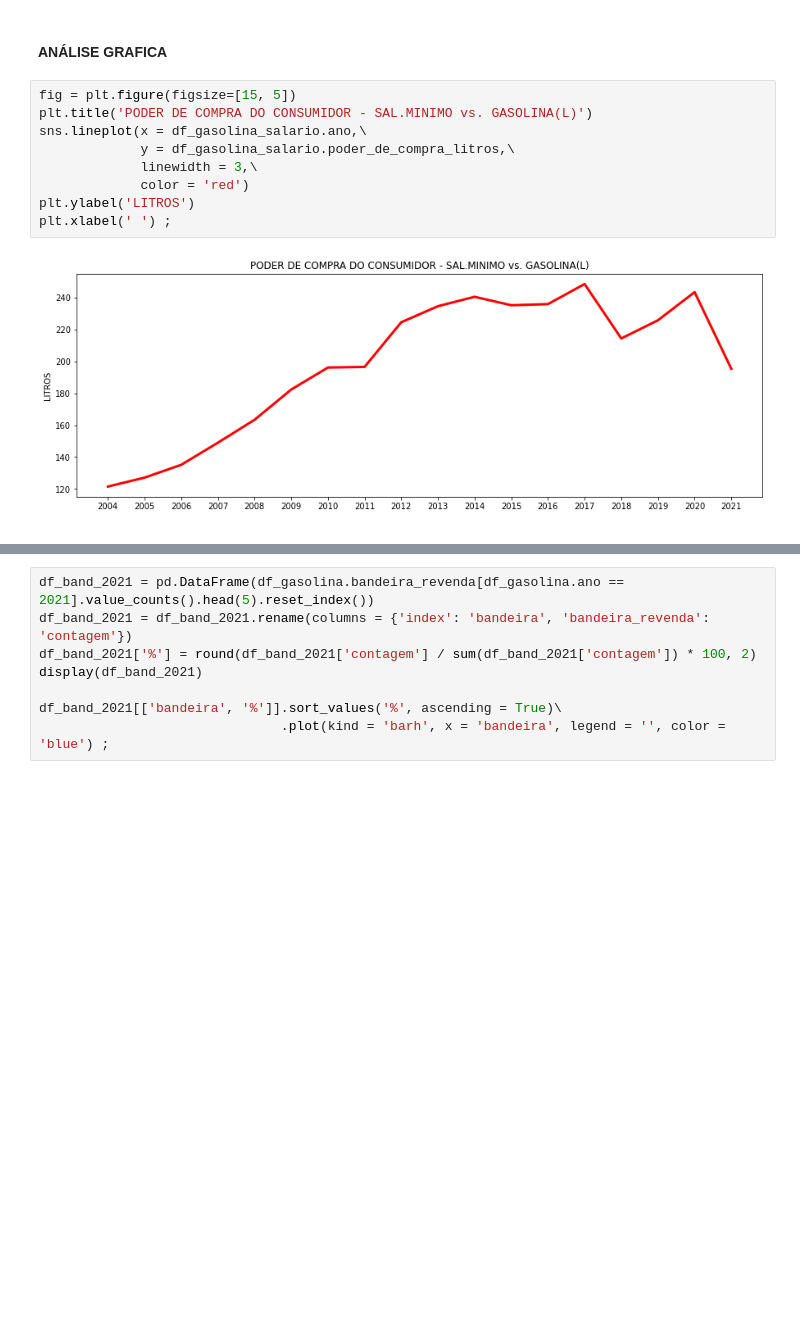
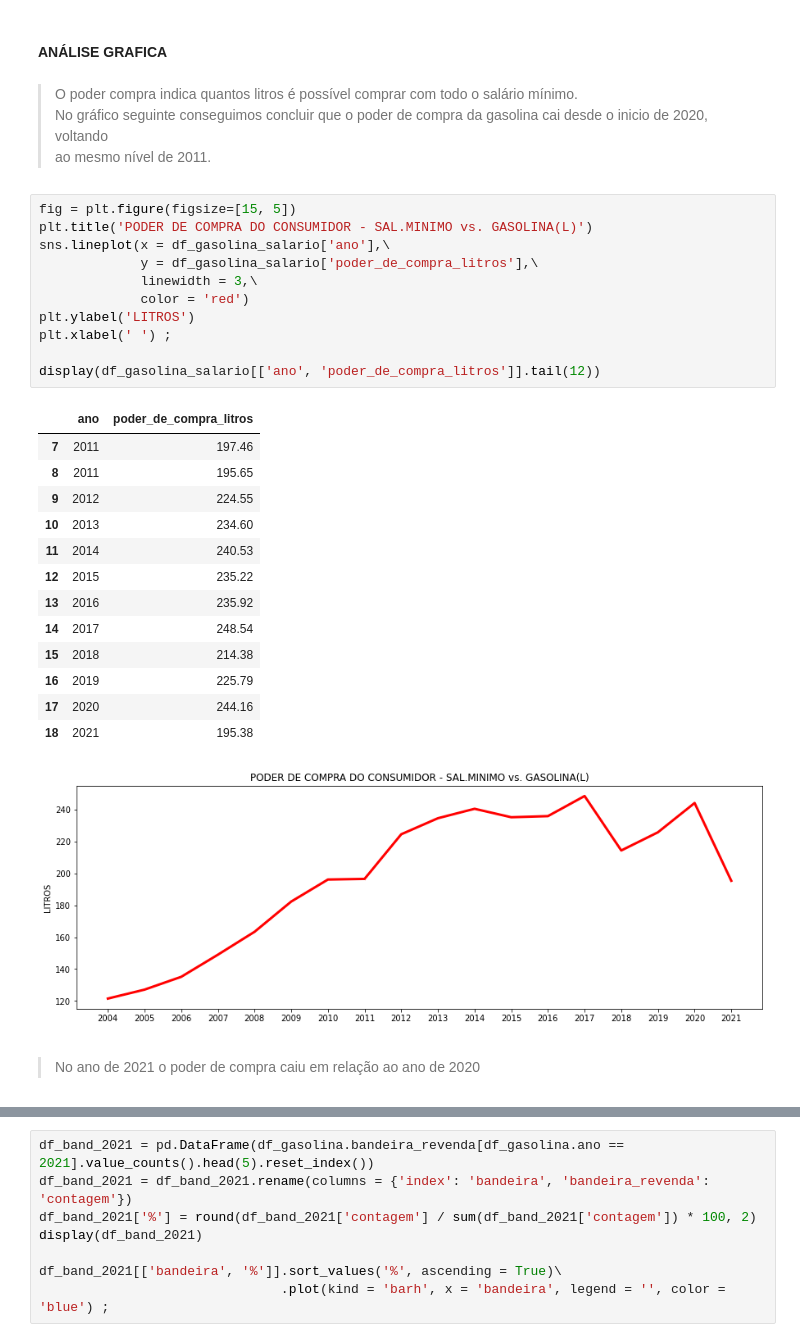
Before and after one commit to MaykeSilva/variacaoHistoricaGasolina, a Jupyter notebook: hitPrecoCombustivel.ipynb, the cells around one changed output, grey strips where cells are left out. Cells and saved outputs as stored; diff of their text form; blank space fills up the shorter version.

```diff
--- a/hitPrecoCombustivel.ipynb
+++ b/hitPrecoCombustivel.ipynb
@@ -206,13 +206,34 @@ df_gasolina_salario
 # %% [markdown]
 #### ANÁLISE GRAFICA
+# %% [markdown]
+> O poder compra indica quantos litros é possível comprar com todo o salário mínimo. <br/>
+> No gráfico seguinte conseguimos concluir que o poder de compra da gasolina cai desde o inicio de 2020, voltando <br/>
+> ao mesmo nível de 2011.
 # %%
 fig = plt.figure(figsize=[15, 5])
 plt.title('PODER DE COMPRA DO CONSUMIDOR - SAL.MINIMO vs. GASOLINA(L)')
-sns.lineplot(x = df_gasolina_salario.ano,\
-             y = df_gasolina_salario.poder_de_compra_litros,\
+sns.lineplot(x = df_gasolina_salario['ano'],\
+             y = df_gasolina_salario['poder_de_compra_litros'],\
              linewidth = 3,\
              color = 'red')
 plt.ylabel('LITROS')
 plt.xlabel(' ') ;
+
+display(df_gasolina_salario[['ano', 'poder_de_compra_litros']].tail(12))
 # %% [output]
+|  | ano | poder_de_compra_litros |
+| 7 | 2011 | 197.46 |
+| 8 | 2011 | 195.65 |
+| 9 | 2012 | 224.55 |
+| 10 | 2013 | 234.60 |
+| 11 | 2014 | 240.53 |
+| 12 | 2015 | 235.22 |
+| 13 | 2016 | 235.92 |
+| 14 | 2017 | 248.54 |
+| 15 | 2018 | 214.38 |
+| 16 | 2019 | 225.79 |
+| 17 | 2020 | 244.16 |
+| 18 | 2021 | 195.38 |
 [figure]
+# %% [markdown]
+> No ano de 2021 o poder de compra caiu em relação ao ano de 2020
```
Also changed, not shown: parts of 16 cells of this notebook.
